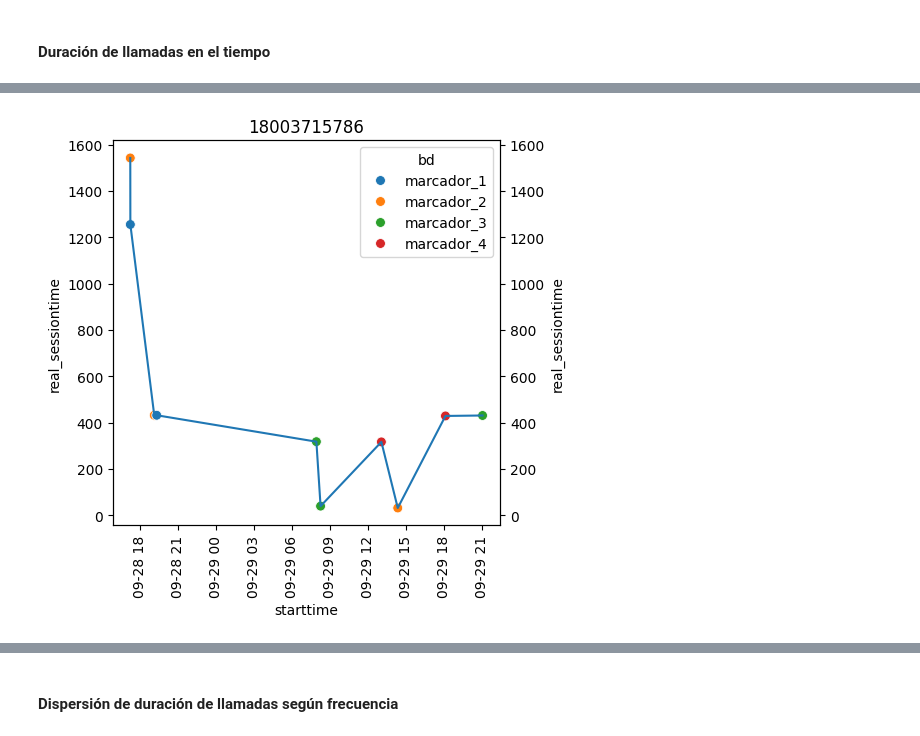
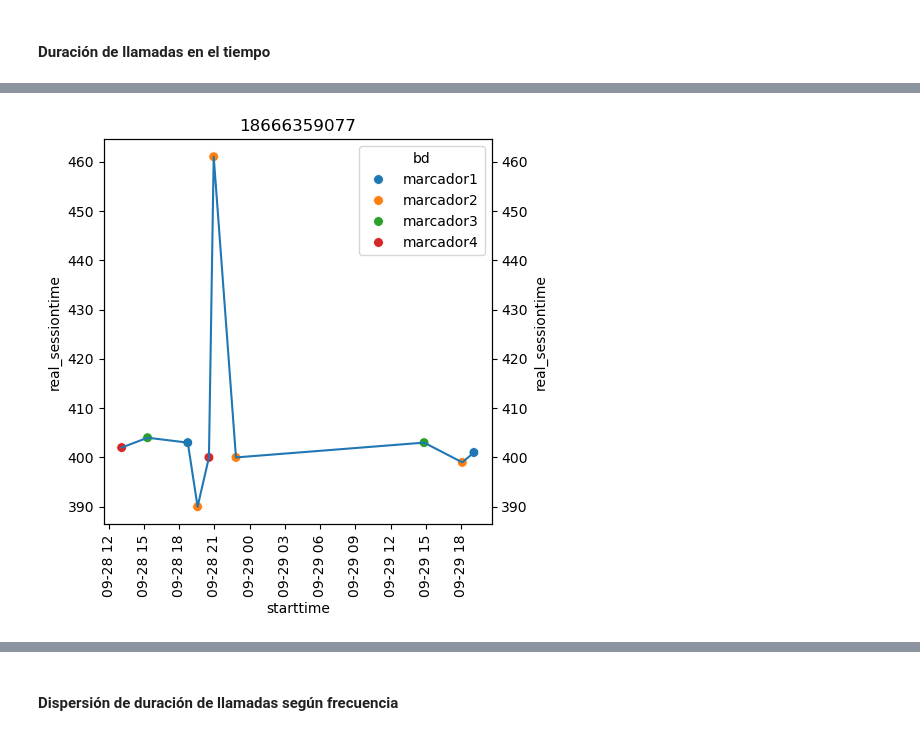
Before and after one commit to cgorricho/200eng_sim, a Jupyter notebook: pandas_sql_mensual.ipynb, the cells around one changed output, grey strips where cells are left out. Cells and saved outputs as stored; diff of their text form; code cells hidden in the pictures.

```diff
--- a/pandas_sql_mensual.ipynb
+++ b/pandas_sql_mensual.ipynb
@@ -75,14 +84,19 @@ def connect_to_db():
 
     for i, ind in enumerate(ind_marcadores):
         # crea la conexión
-        bd[f'marcador_{ind}'] = connect(host = url_marcadores[i],
-                                        user=user,
-                                        passwd=password,
-                                        database=database,
-                                        )
+        try:
+            bd[f'marcador_{ind}'] = connect(host = url_marcadores[i],
+                                            user=user,
+                                            passwd=password,
+                                            database=database,
+                                            )
 
-        # crea el cursor
-        cursores[f'cursor_marcador_{ind}'] = bd[f'marcador_{ind}'].cursor()
+            # crea el cursor
+            cursores[f'cursor_marcador_{ind}'] = bd[f'marcador_{ind}'].cursor()
+            print(f'Conexión exitosa a marcador_{ind} con ip {url_marcadores[ind]}')
+        except:
+            print(f'Error conectando a marcador_{ind} con ip {url_marcadores[i]}')
+            continue
     return bd, cursores
 
 bd, cursores = connect_to_db()
@@ -100,7 +168,10 @@ bd
 
 bd_sqlalch = {}
 
-for i, ind in enumerate(ind_marcadores):
+for dbase in database_backup:
     # crea la conexión
-    cnx = create_engine(f'mysql+pymysql://{user}:{password}@{url_marcadores[i]}:{port}/{database}')
-    bd_sqlalch[f'marcador_{ind}'] = cnx.connect()
+    cnx = create_engine(f'mysql+pymysql://{user}:{password}@{url_backup}:{port}/{dbase}')
+    bd_sqlalch[f'{dbase}'] = cnx.connect()
+
+
+bd_sqlalch
@@ -186,20 +237,20 @@ def get_df_sqlalch(bd, bd_name):
 # df_list = [get_df(bd[f'marcador_{ind}'], f'marcador_{ind}') for ind in ind_marcadores]
 
 df_list = []
-for ind in ind_marcadores:
+for dbase in database_backup:
     query_ok = False
     conn_ok = False
-    print(f'Consultando marcador_{ind}...')
+    print(f'Consultando {dbase}...')
     while not query_ok:
         try:
-            df_list.append(get_df(bd[f'marcador_{ind}'], f'marcador_{ind}'))
+            df_list.append(get_df(bd_backup[f'{dbase}'], f'{dbase}'))
             query_ok = True
-            print(f'Consulta marcador_{ind} OK')
+            print(f'Consulta _{dbase} OK')
         except:
-            print(f'Consulta marcador_{ind} con ERROR')
+            print(f'Consulta {dbase} con ERROR')
             while not conn_ok:
                 try:
-                    bd, _ = connect_to_db()
+                    bd_backup, _ = connect_to_db_backup()
                     conn_ok = True
                     print(f'Nueva conexión bd OK')
                 except:
@@ -850,33 +864,33 @@ CategoricalIndex(['18884730868', '18443461495', '18666359077', '18448165971',
                  categories=['18002001956', '18002002000', '18002002599', '18002002665', ..., '18889996569', '18889999101', '18889999353', '18889999520'], ordered=False, dtype='category', name='called ...
 # %%
-dest_num = '18003715786'
+dest_num = '18666359077'
 last_n=10
 
 fix, ax1 = plt.subplots(figsize=(5,5))
 
 plt.xticks(rotation='vertical')
 
 sns.scatterplot(data = df[df.calledstation == dest_num].tail(last_n),
              x = df[df.calledstation == dest_num].tail(last_n).index,
              y = 'real_sessiontime',
              hue = 'bd',
              s=50,
              ax=ax1,
              )
 
 ax2 = ax1.twinx()
 
 sns.lineplot(data = df[df.calledstation == dest_num].tail(last_n),
              x = df[df.calledstation == dest_num].tail(last_n).index,
              y = 'real_sessiontime',
              ax=ax2,
              )
 
 plt.title(f'{dest_num}')
 
 plt.show()
 # %% [output]
-[figure, old version]
+[figure, new version]
 # %%
 df[df.calledstation == dest_num]
 # %% [output]
```
Also changed, not shown: parts of 68 cells of this notebook.
